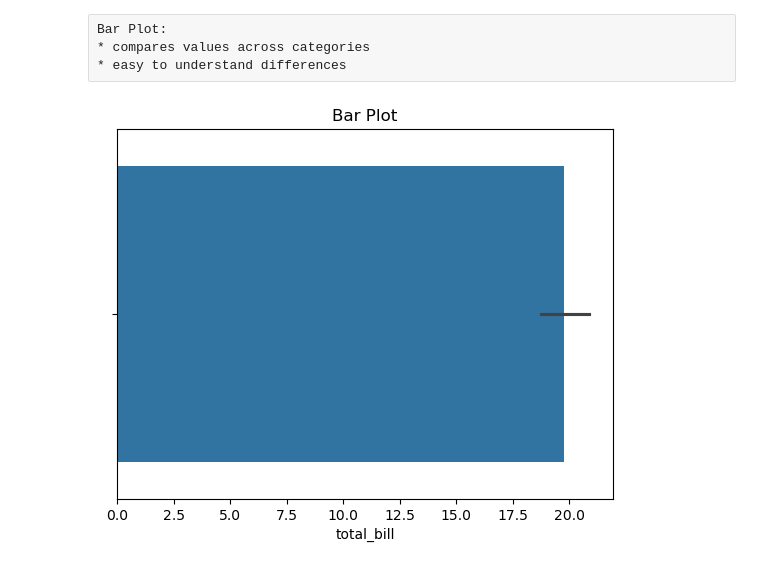
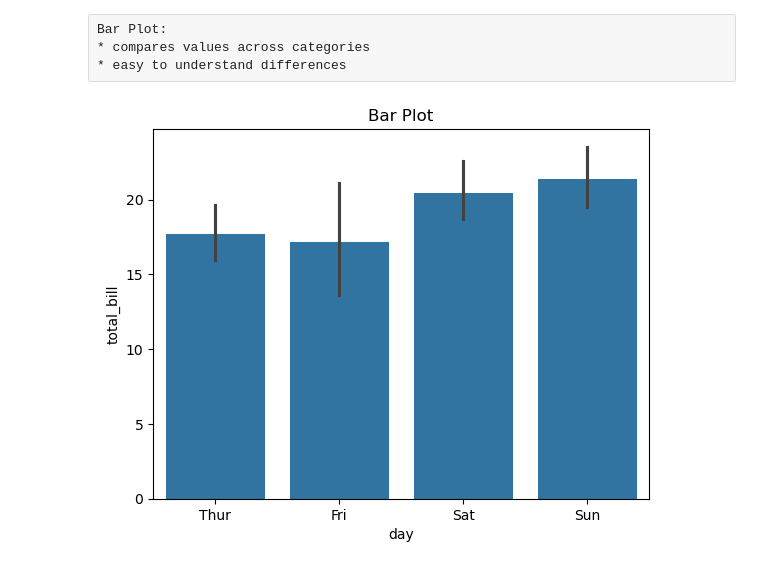
Before and after one commit to CodeWithAkash/python-class-notes, a Jupyter notebook: visualization.ipynb, the cells around one changed output. Drawn from its saved outputs; the diff is of its cells as text; code cells hidden in the pictures.

```diff
--- a/visualization.ipynb
+++ b/visualization.ipynb
@@ -271,8 +271,8 @@ Bar Plot:
 * easy to understand differences
 # %%
 plt.figure()
-sns.barplot(x="da"['total_bill'])
+sns.barplot(x="day",y="total_bill",data=df)
 plt.title("Bar Plot")
 plt.show()
 # %% [output]
-[figure, old version]
+[figure, new version]
```
Also changed, not shown: parts of 6 cells of this notebook.
